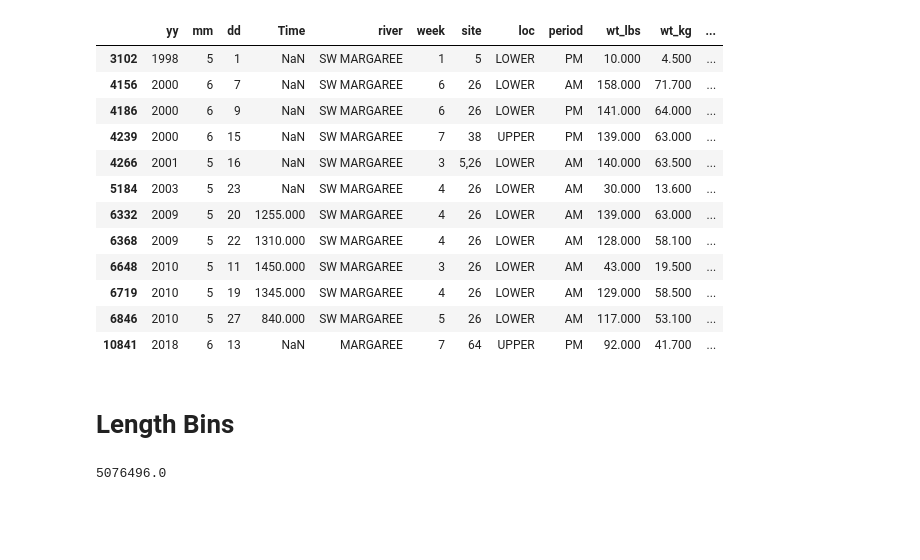
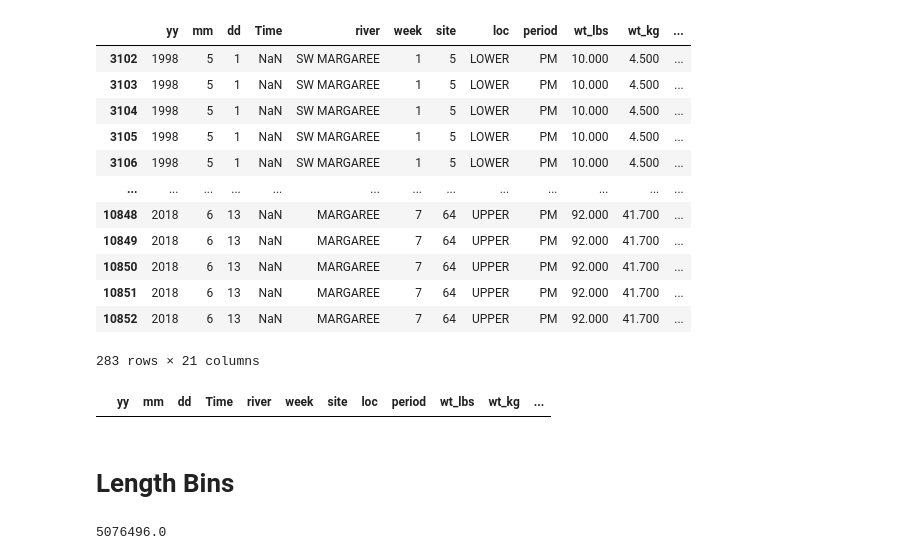
Before and after one commit to dfo-gulf-science/Gaspereau, a Jupyter notebook: 8. Data Wrangling length frequency and samples.ipynb, the cells around one changed output. Saved outputs shown, nothing was run; the diff lists cells and outputs as text; code cells hidden in the pictures; blank space fills up the shorter version.

```diff
--- a/8. Data Wrangling length frequency and samples.ipynb
+++ b/8. Data Wrangling length frequency and samples.ipynb
@@ -160,19 +49,0 @@ df_LF.loc[df_LF.id.isin(list(df_LF.loc[df_LF.new_sample & ~df_LF.new_id].id)), '
-# %%
-# these are the matches/duplicates to the duplicates from above
-df_LF[(df_LF['duplicate_id'] == True) & (df_LF.new_id)]
-# %% [output]
-|  | yy | mm | dd | Time | river | week | site | loc | period | wt_lbs | wt_kg | ... |
-| 3102 | 1998 | 5 | 1 | NaN | SW MARGAREE | 1 | 5 | LOWER | PM | 10.000 | 4.500 | ... |
-| 4156 | 2000 | 6 | 7 | NaN | SW MARGAREE | 6 | 26 | LOWER | AM | 158.000 | 71.700 | ... |
-| 4186 | 2000 | 6 | 9 | NaN | SW MARGAREE | 6 | 26 | LOWER | PM | 141.000 | 64.000 | ... |
-| 4239 | 2000 | 6 | 15 | NaN | SW MARGAREE | 7 | 38 | UPPER | PM | 139.000 | 63.000 | ... |
-| 4266 | 2001 | 5 | 16 | NaN | SW MARGAREE | 3 | 5,26 | LOWER | AM | 140.000 | 63.500 | ... |
-| 5184 | 2003 | 5 | 23 | NaN | SW MARGAREE | 4 | 26 | LOWER | AM | 30.000 | 13.600 | ... |
-| 6332 | 2009 | 5 | 20 | 1255.000 | SW MARGAREE | 4 | 26 | LOWER | AM | 139.000 | 63.000 | ... |
-| 6368 | 2009 | 5 | 22 | 1310.000 | SW MARGAREE | 4 | 26 | LOWER | AM | 128.000 | 58.100 | ... |
-| 6648 | 2010 | 5 | 11 | 1450.000 | SW MARGAREE | 3 | 26 | LOWER | AM | 43.000 | 19.500 | ... |
-| 6719 | 2010 | 5 | 19 | 1345.000 | SW MARGAREE | 4 | 26 | LOWER | AM | 129.000 | 58.500 | ... |
-| 6846 | 2010 | 5 | 27 | 840.000 | SW MARGAREE | 5 | 26 | LOWER | AM | 117.000 | 53.100 | ... |
-| 10841 | 2018 | 6 | 13 | NaN | MARGAREE | 7 | 64 | UPPER | PM | 92.000 | 41.700 | ... |
-# %% [markdown]
-# Length Bins
@@ -179,3 +73,27 @@ df_LF[(df_LF['duplicate_id'] == True) & (df_LF.new_id)]
+# %%
+# LOOKS GOOD: check to see if it worked
+df_LF[df_LF.id.isin([x + 1_000_000_000 for x in duplicated_ids]) | df_LF.id.isin([x + 2_000_000_000 for x in duplicated_ids])]
+# %% [output]
+|  | yy | mm | dd | Time | river | week | site | loc | period | wt_lbs | wt_kg | ... |
+| 3102 | 1998 | 5 | 1 | NaN | SW MARGAREE | 1 | 5 | LOWER | PM | 10.000 | 4.500 | ... |
+| 3103 | 1998 | 5 | 1 | NaN | SW MARGAREE | 1 | 5 | LOWER | PM | 10.000 | 4.500 | ... |
+| 3104 | 1998 | 5 | 1 | NaN | SW MARGAREE | 1 | 5 | LOWER | PM | 10.000 | 4.500 | ... |
+| 3105 | 1998 | 5 | 1 | NaN | SW MARGAREE | 1 | 5 | LOWER | PM | 10.000 | 4.500 | ... |
+| 3106 | 1998 | 5 | 1 | NaN | SW MARGAREE | 1 | 5 | LOWER | PM | 10.000 | 4.500 | ... |
+| ... | ... | ... | ... | ... | ... | ... | ... | ... | ... | ... | ... | ... |
+| 10848 | 2018 | 6 | 13 | NaN | MARGAREE | 7 | 64 | UPPER | PM | 92.000 | 41.700 | ... |
+| 10849 | 2018 | 6 | 13 | NaN | MARGAREE | 7 | 64 | UPPER | PM | 92.000 | 41.700 | ... |
+| 10850 | 2018 | 6 | 13 | NaN | MARGAREE | 7 | 64 | UPPER | PM | 92.000 | 41.700 | ... |
+| 10851 | 2018 | 6 | 13 | NaN | MARGAREE | 7 | 64 | UPPER | PM | 92.000 | 41.700 | ... |
+| 10852 | 2018 | 6 | 13 | NaN | MARGAREE | 7 | 64 | UPPER | PM | 92.000 | 41.700 | ... |
+283 rows × 21 columns
+# %%
+# GOOD:
+df_LF[df_LF.id.isin(duplicated_ids)]
+# %% [output]
+|  | yy | mm | dd | Time | river | week | site | loc | period | wt_lbs | wt_kg | ... |
+# %% [markdown]
+# Length Bins
 # %%
 # use the same bins as used in the herring database
 df_LF['length_bin_id'] = (df_LF.lgth - df_LF.lgth % 5) / 10
```
Also changed, not shown: parts of 33 cells of this notebook, 1 other file.
